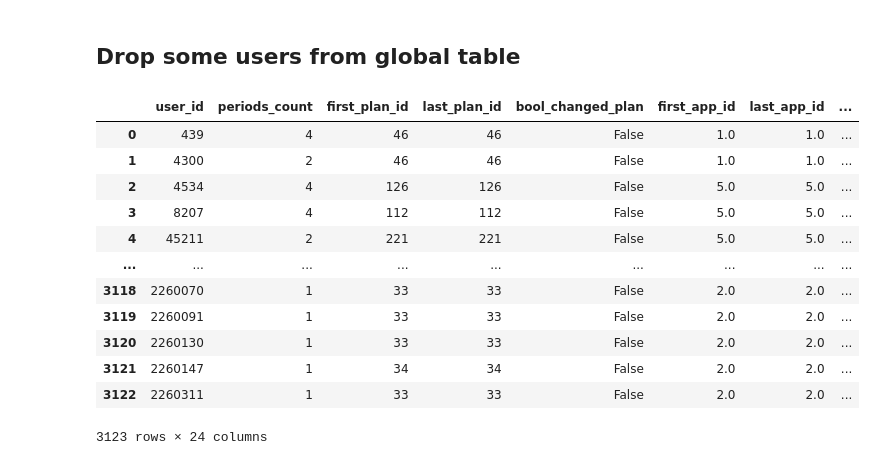
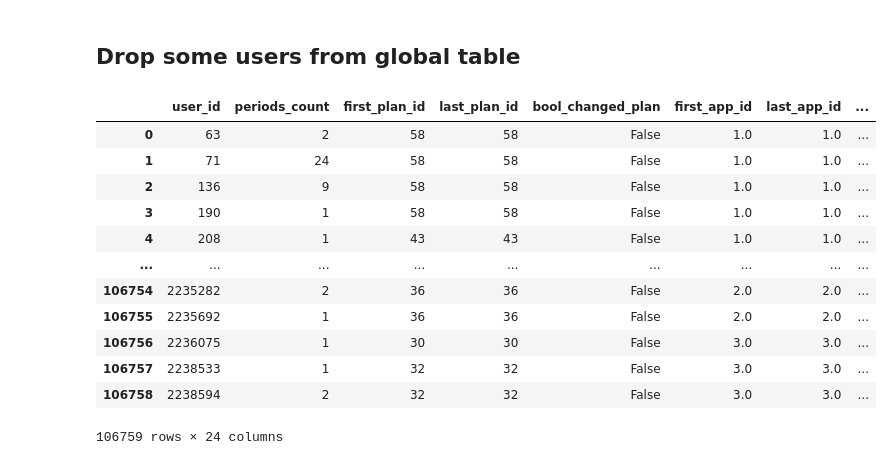
Before and after one commit to ivanshin/Model_testing_fot_Kids, a Jupyter notebook: split_train_test_valid.ipynb, the cells around one changed output. Saved outputs shown, nothing was run; the diff lists cells and outputs as text; code cells hidden in the pictures.

Commit message:
first attemp preds

```diff
--- a/split_train_test_valid.ipynb
+++ b/split_train_test_valid.ipynb
@@ -86,21 +86,21 @@ buff.to_csv("usrs_need_to_drop.csv", header= False, index= False)
 # -------------------------------------------------------------------------------------------
 # %% [markdown]
 ## Drop some users from global table
-# %%
-df_gl = pd.read_csv('all_users_info.csv')
-df_gl
-# %% [output]
-|  | user_id | periods_count | first_plan_id | last_plan_id | bool_changed_plan | first_app_id | last_app_id | ... |
-| 0 | 439 | 4 | 46 | 46 | False | 1.0 | 1.0 | ... |
-| 1 | 4300 | 2 | 46 | 46 | False | 1.0 | 1.0 | ... |
-| 2 | 4534 | 4 | 126 | 126 | False | 5.0 | 5.0 | ... |
-| 3 | 8207 | 4 | 112 | 112 | False | 5.0 | 5.0 | ... |
-| 4 | 45211 | 2 | 221 | 221 | False | 5.0 | 5.0 | ... |
-| ... | ... | ... | ... | ... | ... | ... | ... | ... |
-| 3118 | 2260070 | 1 | 33 | 33 | False | 2.0 | 2.0 | ... |
-| 3119 | 2260091 | 1 | 33 | 33 | False | 2.0 | 2.0 | ... |
-| 3120 | 2260130 | 1 | 33 | 33 | False | 2.0 | 2.0 | ... |
-| 3121 | 2260147 | 1 | 34 | 34 | False | 2.0 | 2.0 | ... |
-| 3122 | 2260311 | 1 | 33 | 33 | False | 2.0 | 2.0 | ... |
-3123 rows × 24 columns
+# %%
+df_gl = pd.read_csv('global_usrs.csv', names = ['user_id', 'periods_count', 'first_plan_id', 'last_plan_id', 'bool_changed_plan', 'first_app_id', 'last_app_id', 'first_platform_id', 'last_platform_id', 'last_subs_status', 'first_merchant', 'last_merchant', 'bool_changed_merchant', 'used_coupons_count', 'user_had_trial', 'total_profit', 'bool_autorenew_off', 'count_course_activity_id', 'median_cource_grade_id', 'count_content_id', 'kids_amount', 'total_usage_steps', 'bool_isMember_of_campaign', 'bool_is_school'], header= None)
+df_gl
+# %% [output]
+|  | user_id | periods_count | first_plan_id | last_plan_id | bool_changed_plan | first_app_id | last_app_id | ... |
+| 0 | 63 | 2 | 58 | 58 | False | 1.0 | 1.0 | ... |
+| 1 | 71 | 24 | 58 | 58 | False | 1.0 | 1.0 | ... |
+| 2 | 136 | 9 | 58 | 58 | False | 1.0 | 1.0 | ... |
+| 3 | 190 | 1 | 58 | 58 | False | 1.0 | 1.0 | ... |
+| 4 | 208 | 1 | 43 | 43 | False | 1.0 | 1.0 | ... |
+| ... | ... | ... | ... | ... | ... | ... | ... | ... |
+| 106754 | 2235282 | 2 | 36 | 36 | False | 2.0 | 2.0 | ... |
+| 106755 | 2235692 | 1 | 36 | 36 | False | 2.0 | 2.0 | ... |
+| 106756 | 2236075 | 1 | 30 | 30 | False | 3.0 | 3.0 | ... |
+| 106757 | 2238533 | 1 | 32 | 32 | False | 3.0 | 3.0 | ... |
+| 106758 | 2238594 | 2 | 32 | 32 | False | 3.0 | 3.0 | ... |
+106759 rows × 24 columns
 # %%
```
Also changed, not shown: parts of 4 cells of this notebook, 4 other files.
